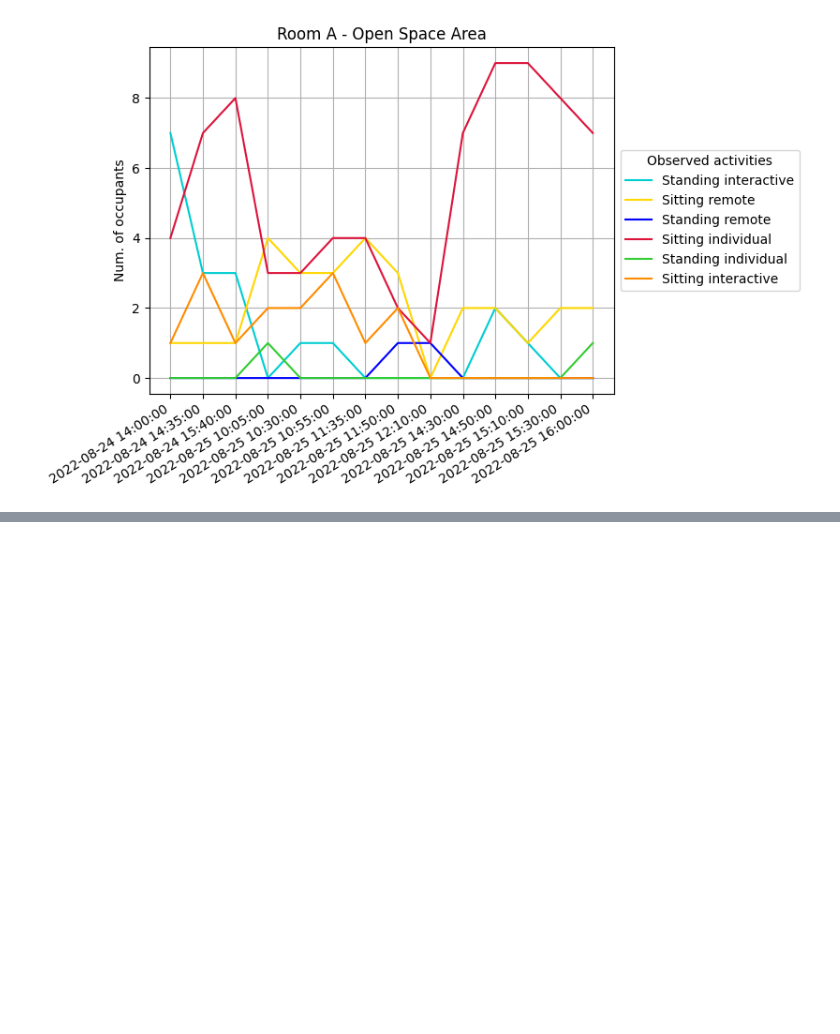
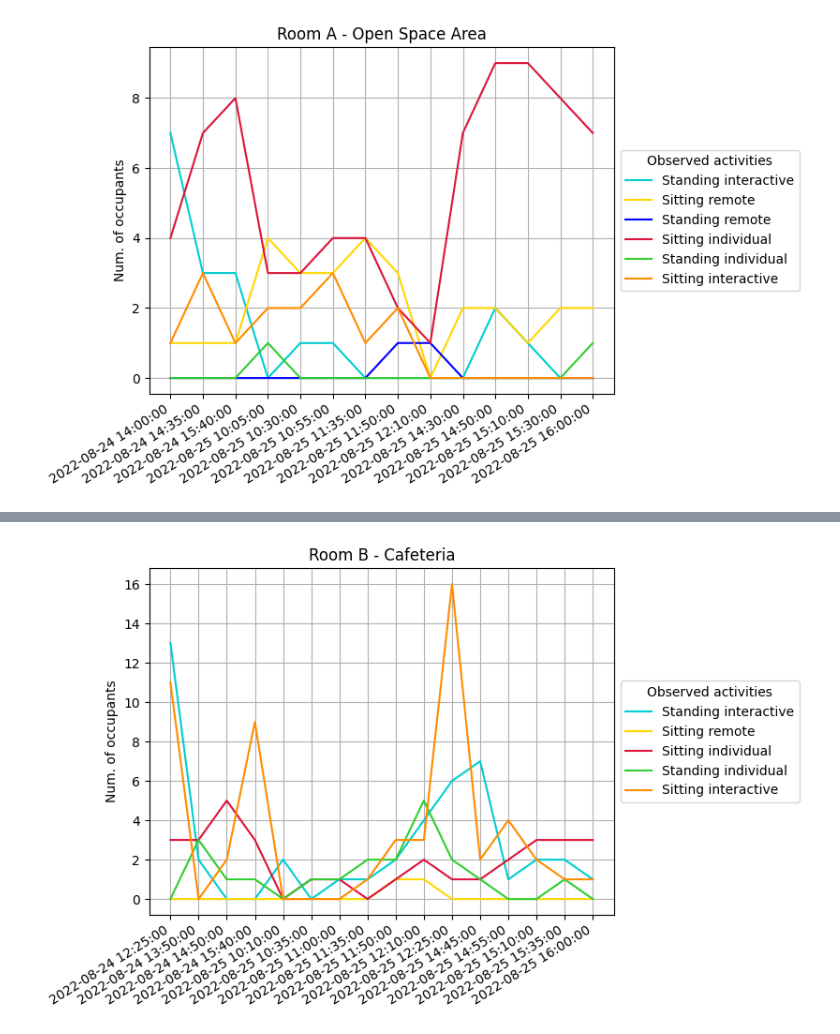
Before and after one commit to Mappo23/Arc-hest2022, a Jupyter notebook: arc-hest.ipynb, the cells around one changed output, grey strips where cells are left out. Saved outputs shown, nothing was run; the diff lists cells and outputs as text; code cells hidden in the pictures; blank space fills up the shorter version.

Commit message:
timeseries graph room B

```diff
--- a/arc-hest.ipynb
+++ b/arc-hest.ipynb
@@ -790,0 +813,36 @@ plt.savefig("roomA_timeseries.png",
+# %%
+sit_r_b = B_timeseries.xs('sitting remote', level=1)
+sit_r_b = sit_r_b.reindex(times, fill_value=0)
+# %%
+sit_i_b = B_timeseries.xs('sitting individual', level=1)
+sit_i_b = sit_i_b.reindex(times, fill_value=0)
+# %%
+sit_inter_b = B_timeseries.xs('sitting interactive', level=1)
+sit_inter_b = sit_inter_b.reindex(times, fill_value=0)
+# %%
+sta_i_b = B_timeseries.xs('standing individual', level=1)
+sta_i_b = sta_i_b.reindex(times, fill_value=0)
+# %%
+fig, ax = plt.subplots()
+ax.grid(True)
+plt.xticks(rotation=32, ha='right')
+#plt.yticks(np.arange(0, max(sit_i), 1))
+ax.set_title('Room B - Cafeteria')
+ax.set_ylabel('Num. of occupants')
+sta_inter_g_b = plt.plot(sta_inter_b.index, sta_inter_b, c='darkturquoise', label='Standing interactive')
+sit_r_g_b = plt.plot(sit_r_b.index, sit_r_b, c='gold', label='Sitting remote')
+sit_i_g_b = plt.plot(sit_i_b.index, sit_i_b, c='crimson', label='Sitting individual')
+sta_i_g_b = plt.plot(sta_i_b.index, sta_i_b, c='limegreen', label='Standing individual')
+sit_inter_g_b = plt.plot(sit_inter_b.index, sit_inter_b, c='darkorange', label='Sitting interactive')
+#ax.legend([sit_i_g, sit_inter_g, sit_r_g, sta_i_g, sta_inter_g,  sta_r_g], ['Sitting individual', 'Sitting interactive', 'Sitting remote', 'Standing individual', 'Standing interactive', 'Standing remote'])
+handles, labels = ax.get_legend_handles_labels()
+ax.legend(handles, labels, title='Observed activities', loc='center left', bbox_to_anchor=(1, 0.5))
+#plt.legend(handles=[sit_i_g, sit_inter_g, sit_r_g, sta_i_g, sta_inter_g,  sta_r_g])
+plt.savefig("roomB_timeseries.png",
+            dpi=300,
+            bbox_inches ="tight",
+            pad_inches = .2,
+            transparent = True,
+            orientation ='landscape')
+# %% [output]
+[figure, added]
```
Also changed, not shown: parts of 6 cells of this notebook.
